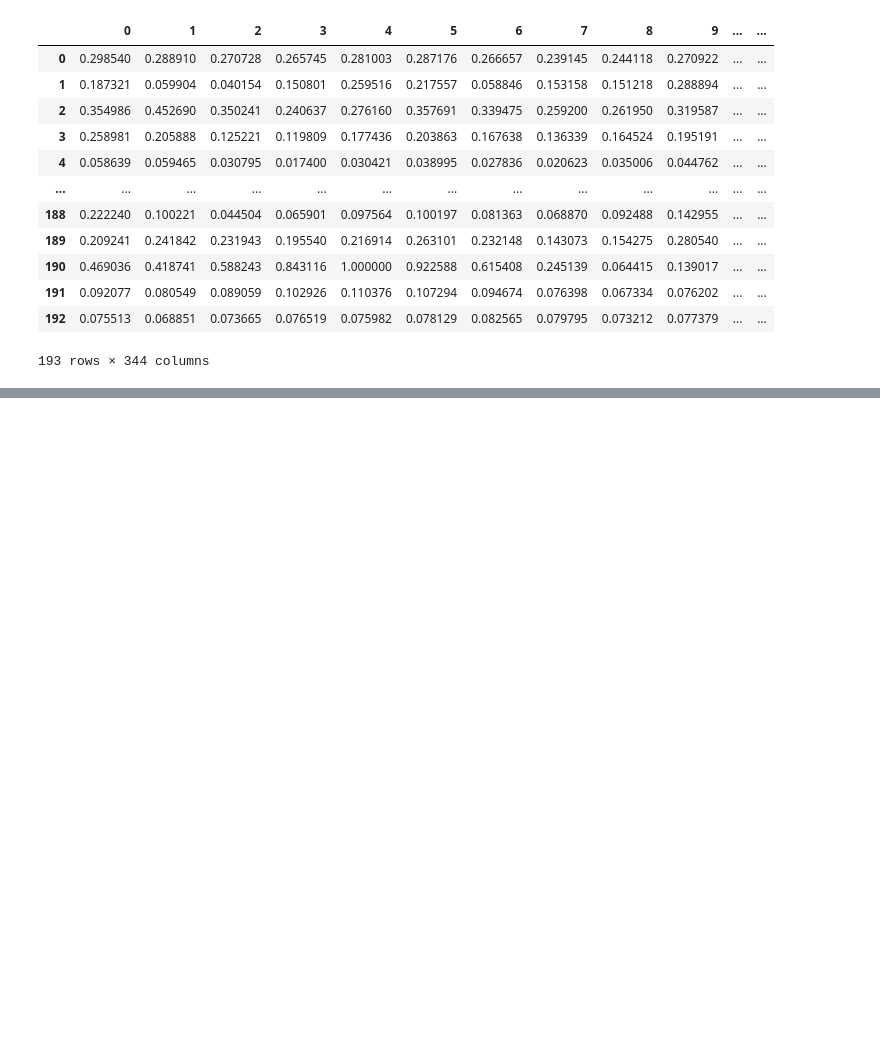
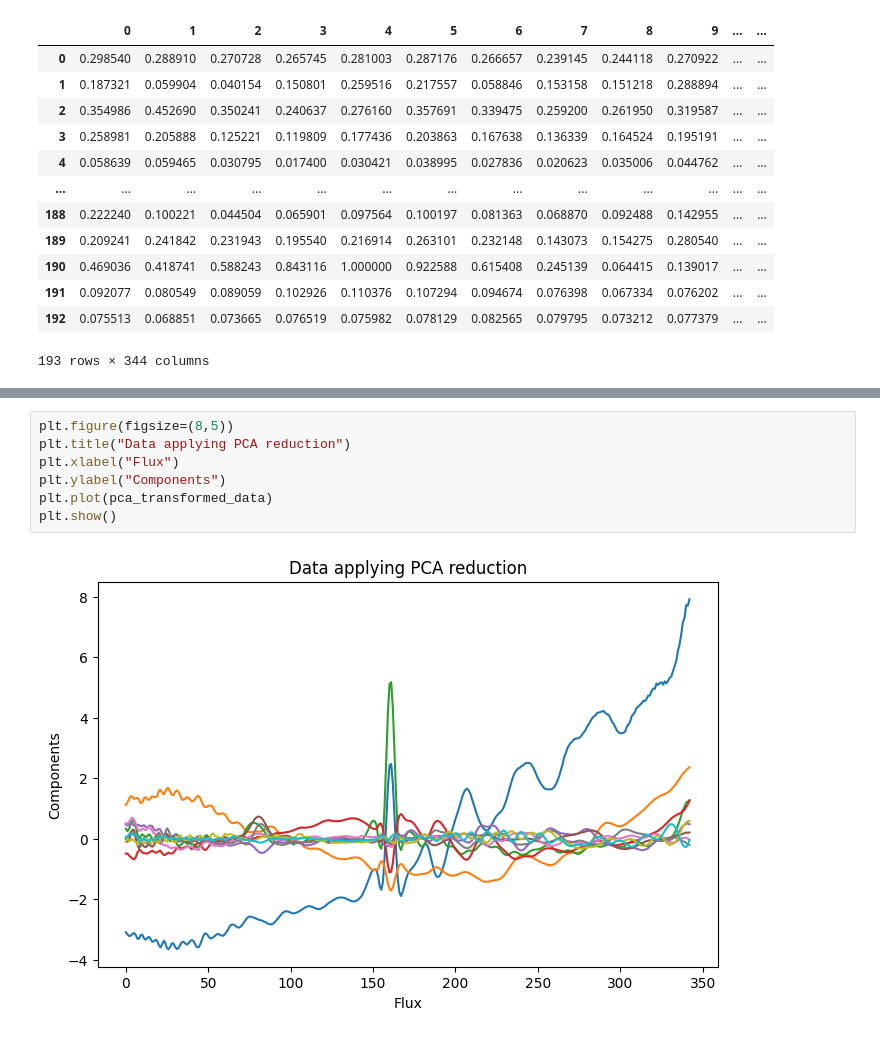
Before and after one commit to opcruz/gaiaDR3ML, a Jupyter notebook: GaiaXpy/dimensionality_reduction/Reduction_algorithm_SY.ipynb, the cells around one changed output, grey strips where cells are left out. Drawn from its saved outputs; the diff is of its cells as text; blank space fills up the shorter version.

```diff
--- a/GaiaXpy/dimensionality_reduction/Reduction_algorithm_SY.ipynb
+++ b/GaiaXpy/dimensionality_reduction/Reduction_algorithm_SY.ipynb
@@ -149,0 +120,9 @@ pca_transformed_data
+# %%
+plt.figure(figsize=(8,5))
+plt.title("Data applying PCA reduction")
+plt.xlabel("Flux")
+plt.ylabel("Components")
+plt.plot(pca_transformed_data)
+plt.show()
+# %% [output]
+[figure, added]
```
Also changed, not shown: parts of 37 cells of this notebook, 1 other file.
